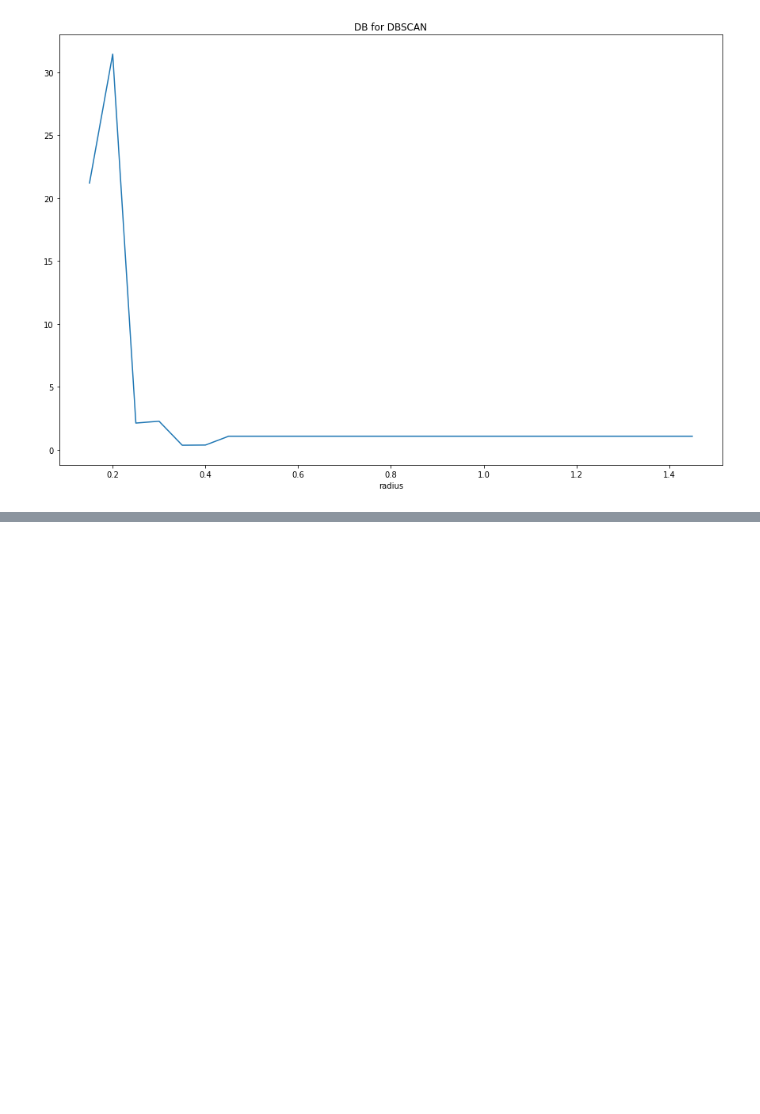
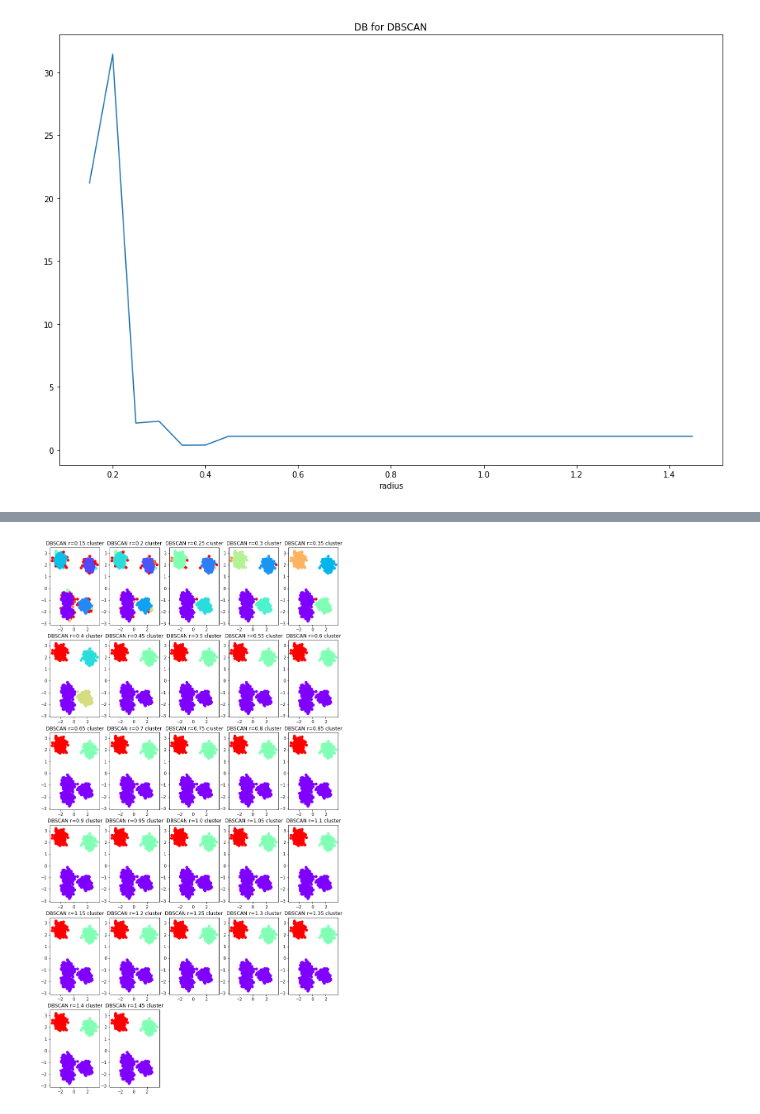
Before and after one commit to ayeletdabush/datascience, a Jupyter notebook: ClusteringEXC.ipynb, the cells around one changed output, grey strips where cells are left out. Drawn from its saved outputs; the diff is of its cells as text; code cells hidden in the pictures; blank space fills up the shorter version.

```diff
--- a/ClusteringEXC.ipynb
+++ b/ClusteringEXC.ipynb
@@ -203,12 +202,15 @@ def DB(df, cluster_idx, centroids):
 # Calculating the centroids of clustering
 def calc_centroids(cluster_idx, df):
     centroids = list()
-    for cluster in cluster_idx.keys():
-        center = 0
-        for point in cluster_idx[cluster]:
-            center += df.iloc[point].values
-        centroids.append(center / len(cluster_idx[cluster]))
-    return np.array(centroids)
+    for idx in cluster_idx:
+        centroids_i = list()
+        for cluster in idx.keys():
+            center = 0
+            for point in idx[cluster]:
+                center += df.iloc[point].values
+            centroids_i.append(center / len(cluster_idx[cluster]))
+        centroids.append(np.array(centroids_i))
+    return centroids
 # %%
 # Looping over clusters
 def loop_clusters(clusters_idx, W, df, is_kmeans, centroids=list()):
@@ -317,4 +314,5 @@ dbscan_clusters
 2500 rows × 27 columns
 # %%
 dbscan_clusters_idx = index_clusters(dbscan_clusters)
-BetaCV_l_dbscan, Cindex_l_dbscan, SC_l_dbscan, WSS_l_dbscan, DB_l_dbscan = loop_clusters(dbscan_clusters_idx, DistMatrix, principalComponents, False)
+dbscan_centroids = calc_centroids(dbscan_clusters_idx, principalComponents)
+BetaCV_l_dbscan, Cindex_l_dbscan, SC_l_dbscan, WSS_l_dbscan, DB_l_dbscan = loop_clusters(dbscan_clusters_idx, DistMatrix, principalComponents, True, dbscan_clusters_centroids)
@@ -357,0 +375,5 @@ Text(0.5, 0, 'radius')
+# %%
+plot_clusters(dbscan_clusters_idx, dbscan_centroids, principalComponents, dbscan_clusters
+              .columns)
+# %% [output]
+[figure, added]
```
Also changed, not shown: parts of 5 cells of this notebook.
